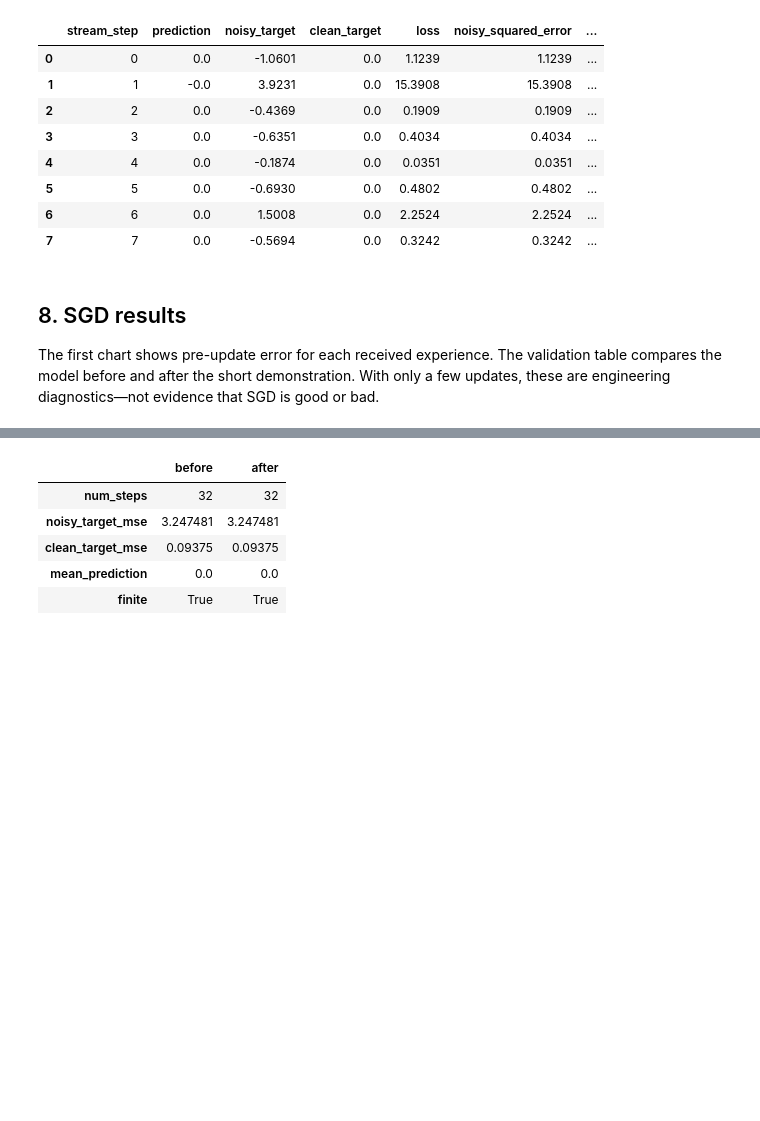
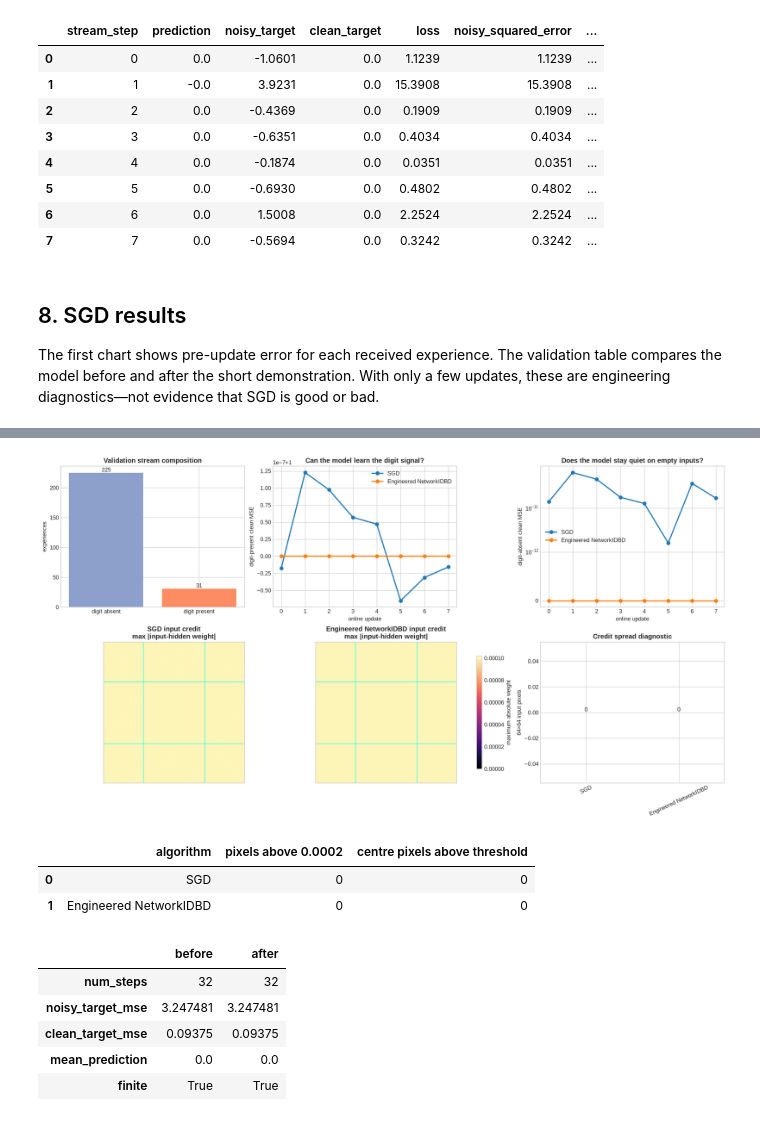
Before and after one commit to JosephKapalamula/continual-learning-on-NoisyMNIST-data, a Jupyter notebook: continual_learning_complete.ipynb, the cells around one changed output, grey strips where cells are left out. Cells and saved outputs as stored; diff of their text form; code cells hidden in the pictures; blank space fills up the shorter version.

```diff
--- a/continual_learning_complete.ipynb
+++ b/continual_learning_complete.ipynb
@@ -294,3 +389,79 @@ are engineering diagnostics—not evidence that SGD is good or bad.
+# %%
+# Presentation figure: signal coverage, conditional learning, and learned credit.
+fig, axes = plt.subplots(2, 3, figsize=(17, 9), constrained_layout=True)
+
+present_count = sum(exp["digit_present"] for exp in comparison_validation)
+axes[0, 0].bar(
+    ["digit absent", "digit present"],
+    [comparison_validation_steps - present_count, present_count],
+    color=["#8da0cb", "#fc8d62"],
+)
+axes[0, 0].set_title("Validation stream composition")
+axes[0, 0].set_ylabel("experiences")
+for index, value in enumerate([comparison_validation_steps - present_count, present_count]):
+    axes[0, 0].text(index, value, str(value), ha="center", va="bottom")
+
+for algorithm, frame in comparison_history.groupby("algorithm", sort=False):
+    axes[0, 1].plot(
+        frame["step"], frame["digit_present_clean_mse"], marker="o",
+        linewidth=2, label=algorithm,
+    )
+axes[0, 1].set_title("Can the model learn the digit signal?")
+axes[0, 1].set_xlabel("online update")
+axes[0, 1].set_ylabel("digit-present clean MSE")
+axes[0, 1].legend()
+
+for algorithm, frame in comparison_history.groupby("algorithm", sort=False):
+    axes[0, 2].plot(
+        frame["step"], frame["digit_absent_clean_mse"], marker="o",
+        linewidth=2, label=algorithm,
+    )
+axes[0, 2].set_title("Does the model stay quiet on empty inputs?")
+axes[0, 2].set_xlabel("online update")
+axes[0, 2].set_ylabel("digit-absent clean MSE")
+axes[0, 2].set_yscale("symlog", linthresh=1e-12)
+axes[0, 2].legend()
+
+sgd_credit = sgd_comparison_model.first_layer_weights.detach().abs().amax(dim=0).cpu().numpy().reshape(64, 64)
+idbd_credit = network_idbd_model.first_layer_weights.detach().abs().amax(dim=0).cpu().numpy().reshape(64, 64)
+heatmap_max = max(float(sgd_credit.max()), float(idbd_credit.max()), 1e-4)
+for ax, credit, title in [
+    (axes[1, 0], sgd_credit, "SGD input credit"),
+    (axes[1, 1], idbd_credit, "Engineered NetworkIDBD input credit"),
+]:
+    image = ax.imshow(credit, cmap="magma", vmin=0.0, vmax=heatmap_max)
+    ax.axhline(18 - 0.5, color="cyan", linewidth=0.8)
+    ax.axhline(46 - 0.5, color="cyan", linewidth=0.8)
+    ax.axvline(18 - 0.5, color="cyan", linewidth=0.8)
+    ax.axvline(46 - 0.5, color="cyan", linewidth=0.8)
+    ax.set_title(title + "\nmax |input-hidden weight|")
+    ax.set_xticks([])
+    ax.set_yticks([])
+fig.colorbar(image, ax=axes[1, :2], shrink=0.8, label="maximum absolute weight")
+
+threshold = 0.0002
+credit_summary = pd.DataFrame({
+    "algorithm": ["SGD", "Engineered NetworkIDBD"],
+    "pixels above 0.0002": [int((sgd_credit > threshold).sum()), int((idbd_credit > threshold).sum())],
+    "centre pixels above threshold": [int(sgd_credit[18:46, 18:46].__gt__(threshold).sum()), int(idbd_credit[18:46, 18:46].__gt__(threshold).sum())],
+})
+axes[1, 2].bar(
+    credit_summary["algorithm"], credit_summary["pixels above 0.0002"],
+    color=["#66c2a5", "#fc8d62"],
+)
+axes[1, 2].set_title("Credit spread diagnostic")
+axes[1, 2].set_ylabel("64×64 input pixels")
+axes[1, 2].tick_params(axis="x", labelrotation=25)
+for index, value in enumerate(credit_summary["pixels above 0.0002"]):
+    axes[1, 2].text(index, value, str(value), ha="center", va="bottom")
+
+plt.show()
+display(credit_summary)
+# %% [output]
+[figure, added]
+|  | algorithm | pixels above 0.0002 | centre pixels above threshold |
+| 0 | SGD | 0 | 0 |
+| 1 | Engineered NetworkIDBD | 0 | 0 |
 # %%
 after = evaluate_model(model, validation_stream(), VALIDATION_STEPS, "validation")
 comparison = pd.DataFrame({"before": before.__dict__, "after": after.__dict__})
```
Also changed, not shown: parts of 8 cells of this notebook, 17 other files.
